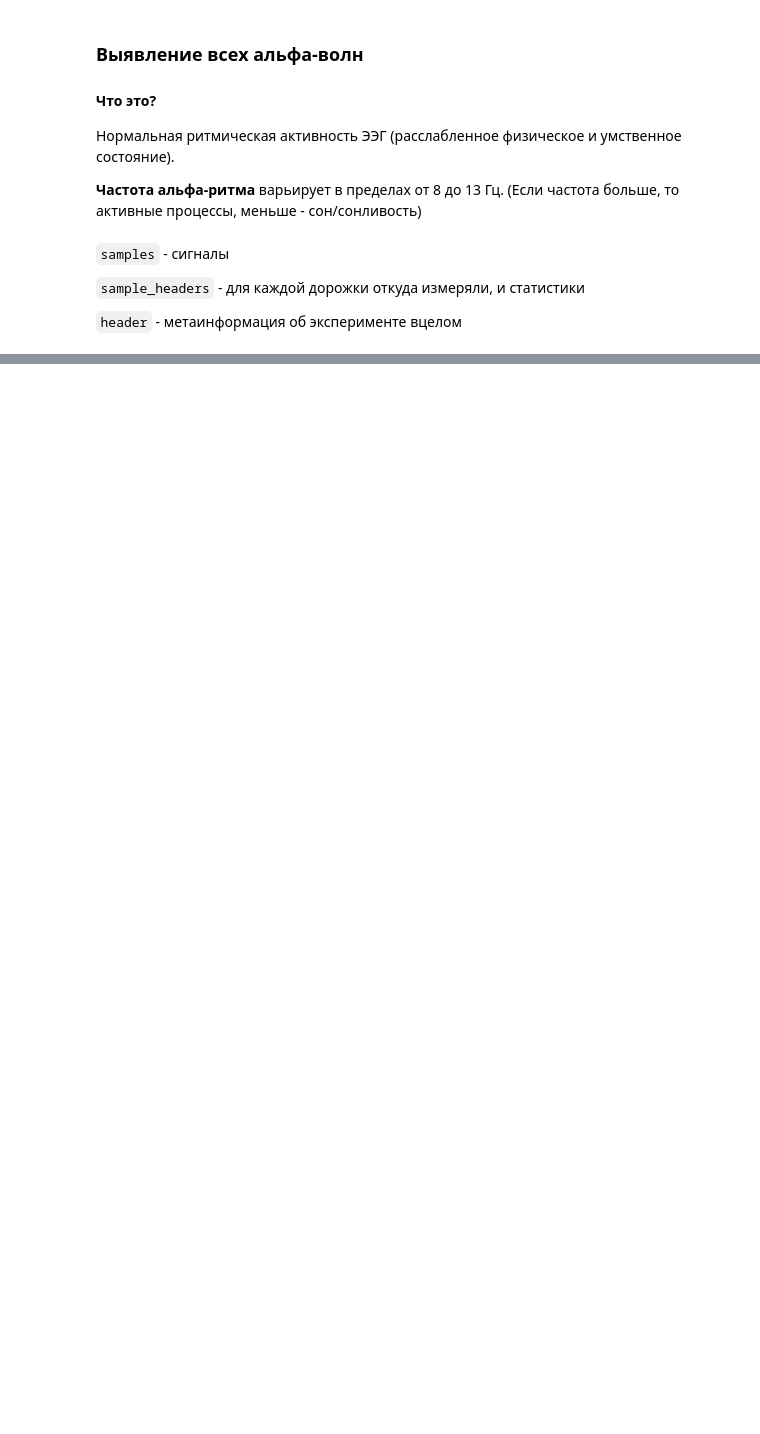
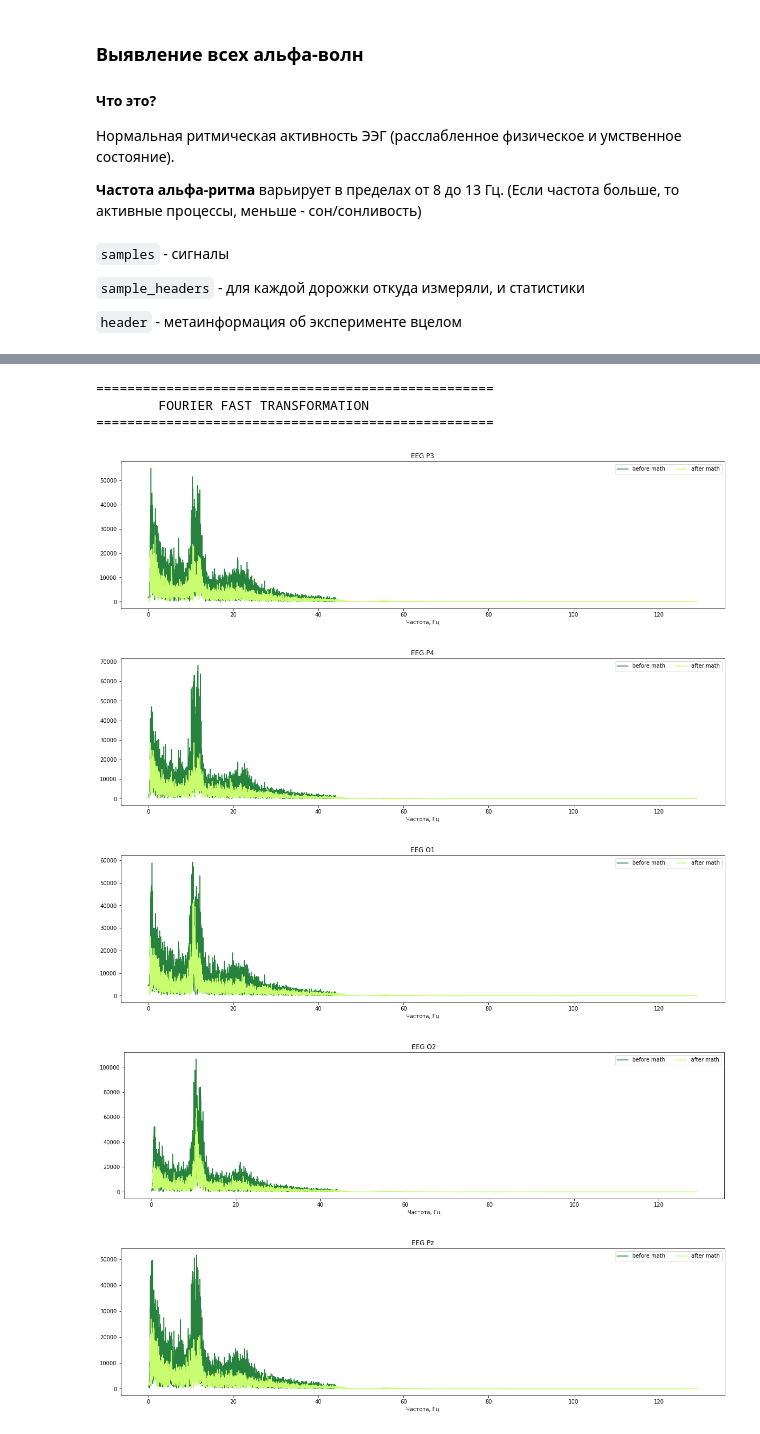
Before and after one commit to TohaRhymes/biometrics_itmo_spring2020, a Jupyter notebook: lab5_rhytmes/report5_eeg.ipynb, the cells around one changed output, grey strips where cells are left out. Cells and saved outputs as stored; diff of their text form; code cells hidden in the pictures; blank space fills up the shorter version.

```diff
--- a/lab5_rhytmes/report5_eeg.ipynb
+++ b/lab5_rhytmes/report5_eeg.ipynb
@@ -144,0 +136,16 @@ draw_for_sample(f_samples_2, sample_headers_2, 'after math')
+# %%
+new_sample_1 = []
+new_sample_headers_1 = []
+new_sample_2 = []
+new_sample_headers_2 = []
+for s1, lab1, s2, lab2 in zip(sample_1, sample_headers_1, sample_2, sample_headers_2):
+    if 'EEG O' in lab1['label'] or 'EEG P' in lab1['label']:
+        new_sample_1.append(s1)
+        new_sample_headers_1.append(lab1)
+    if 'EEG O' in lab2['label'] or 'EEG P' in lab2['label']:
+        new_sample_2.append(s2)
+        new_sample_headers_2.append(lab2)
+sample_1 = np.array(new_sample_1)
+sample_headers_1 = new_sample_headers_1
+sample_2 = np.array(new_sample_2)
+sample_headers_2 = new_sample_headers_2
@@ -144,0 +177,38 @@ draw_for_sample(f_samples_2, sample_headers_2, 'after math')
+# %%
+time_1, freq_1, amplitude_1 = fourier_transform(sample_1, 500)
+time_2, freq_2, amplitude_2 = fourier_transform(sample_2, 500)
+# %%
+# draw them
+def draw_signals(freq, f_signals, label = '', color = np.random.rand(3,), first_n = 8000):
+    freq = freq[:first_n]
+    f_signals = f_signals[:first_n]
+    plt.plot(freq, f_signals, c=color, label = label)
+
+def draw_for_sample(freqs_before, f_samples_before, freqs_after, f_samples_after, sample_headers, name, first_n = 8000):
+    print('===================================================\n\t'+
+          name.upper()+
+          '\n===================================================\n')
+    color_b = np.random.rand(3,)
+    color_a = np.random.rand(3,)
+    for sample_b, freq_b, sample_a, freq_a, head in zip(f_samples_before, freqs_before, f_samples_after, freqs_after, sample_headers):
+        plt.figure(figsize=(20, 5))
+        if len(sample_a)>0:
+            draw_signals(freq_b, sample_b, 'before math', color_b, first_n)
+        if len(sample_b)>0:
+            draw_signals(freq_a, sample_a, 'after math', color_a, first_n)
+        plt.xlabel('Частота, Гц')
+        plt.ylabel('')
+        plt.title(head['label'])
+        plt.legend(ncol=2)
+        plt.show()
+# %%
+draw_for_sample(freq_1, amplitude_1, freq_2, amplitude_2, sample_headers_1, 'Fourier Fast Transformation')
+# %% [output]
+===================================================
+        FOURIER FAST TRANSFORMATION
+===================================================
+[figure, added]
+[figure, added]
+[figure, added]
+[figure, added]
+[figure, added]
```
Also changed, not shown: parts of 26 cells of this notebook, 5 other files.
